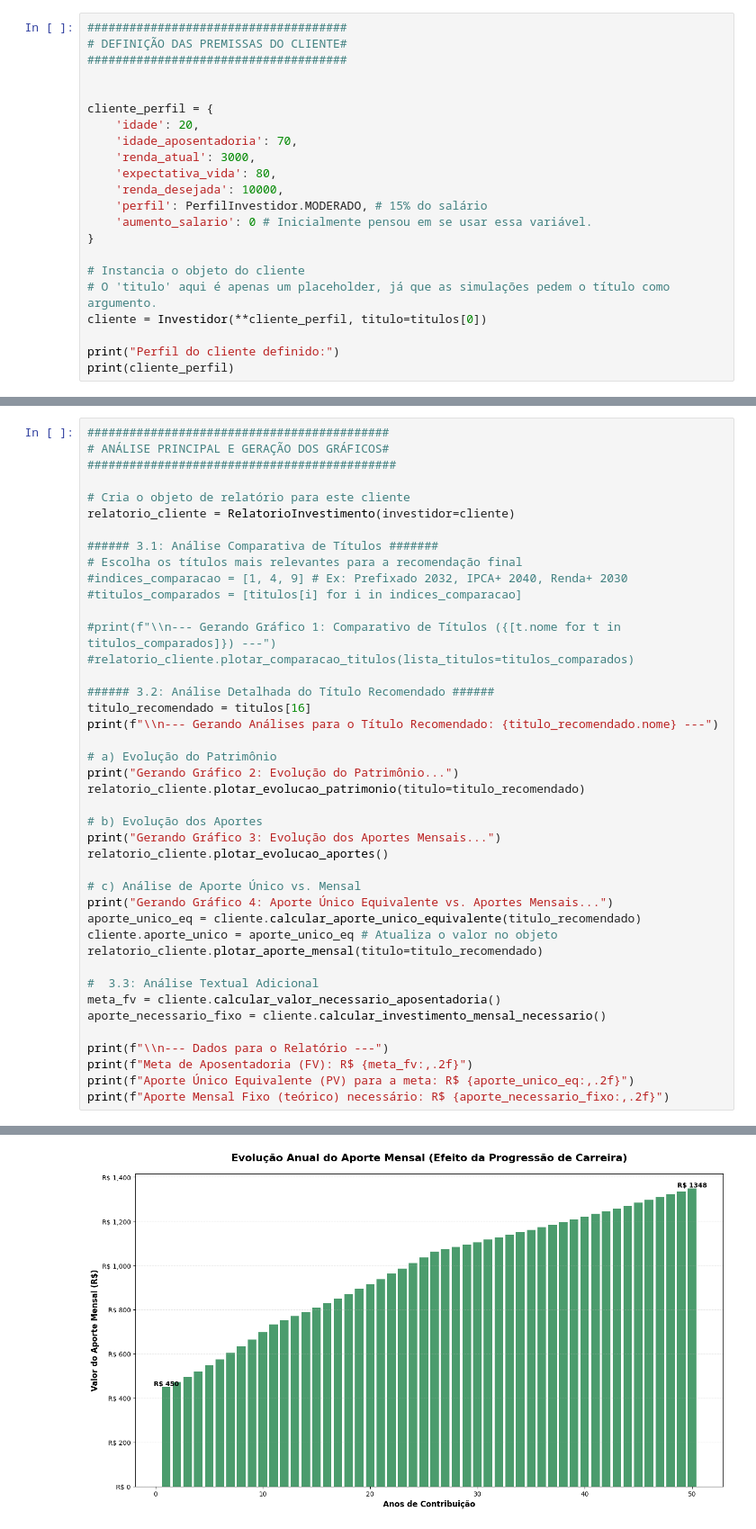
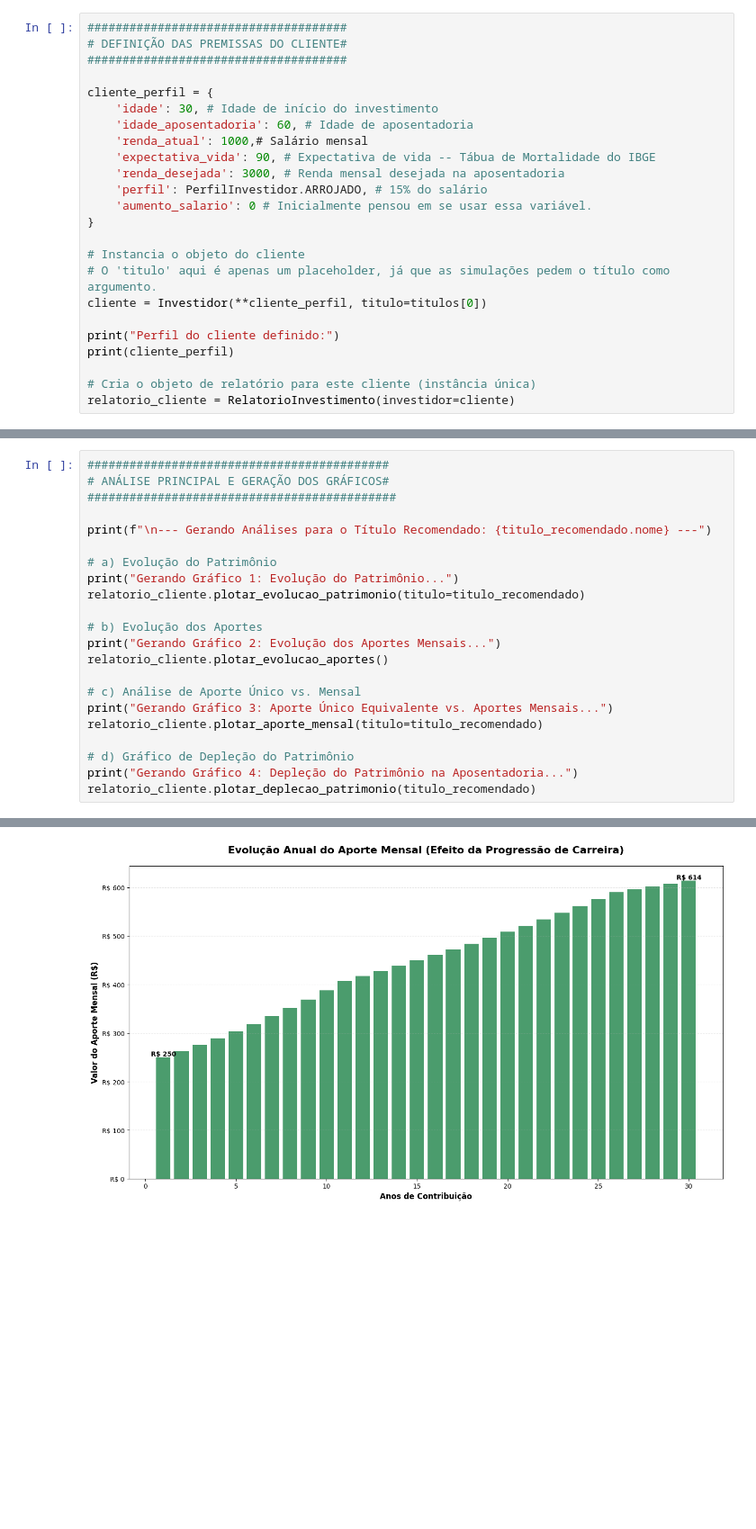
Before and after one commit to gseehagen/sim_tesouro_prev, a Jupyter notebook: src/geracao.ipynb, the cells around one changed output, grey strips where cells are left out. Shown: that part at 90% size. Drawn from its saved outputs; the diff is of its cells as text; blank space fills up the shorter version.

```diff
--- a/src/geracao.ipynb
+++ b/src/geracao.ipynb
@@ -30,14 +30,13 @@ df_ipca['aumento_ipca'] = df_ipca['aumento_ipca']/100
 # DEFINIÇÃO DAS PREMISSAS DO CLIENTE#
 #####################################
 
-
 cliente_perfil = {
-    'idade': 20,
-    'idade_aposentadoria': 70,
-    'renda_atual': 3000,
-    'expectativa_vida': 80,
-    'renda_desejada': 10000,
-    'perfil': PerfilInvestidor.MODERADO, # 15% do salário
+    'idade': 30, # Idade de início do investimento
+    'idade_aposentadoria': 60, # Idade de aposentadoria
+    'renda_atual': 1000,# Salário mensal
+    'expectativa_vida': 90, # Expectativa de vida -- Tábua de Mortalidade do IBGE
+    'renda_desejada': 3000, # Renda mensal desejada na aposentadoria
+    'perfil': PerfilInvestidor.ARROJADO, # 15% do salário
     'aumento_salario': 0 # Inicialmente pensou em se usar essa variável.
 }
 
@@ -47,5 +46,8 @@ cliente = Investidor(**cliente_perfil, titulo=titulos[0])
 
 print("Perfil do cliente definido:")
 print(cliente_perfil)
+
+# Cria o objeto de relatório para este cliente (instância única)
+relatorio_cliente = RelatorioInvestimento(investidor=cliente)
 # %% [output]
 Perfil do cliente definido:
@@ -55,41 +96,21 @@ Perfil do cliente definido:
 # ANÁLISE PRINCIPAL E GERAÇÃO DOS GRÁFICOS#
 ############################################
 
-# Cria o objeto de relatório para este cliente
-relatorio_cliente = RelatorioInvestimento(investidor=cliente)
-
-###### 3.1: Análise Comparativa de Títulos #######
-# Escolha os títulos mais relevantes para a recomendação final
-#indices_comparacao = [1, 4, 9] # Ex: Prefixado 2032, IPCA+ 2040, Renda+ 2030
-#titulos_comparados = [titulos[i] for i in indices_comparacao]
-
-#print(f"\\n--- Gerando Gráfico 1: Comparativo de Títulos ({[t.nome for t in titulos_comparados]}) ---")
-#relatorio_cliente.plotar_comparacao_titulos(lista_titulos=titulos_comparados)
-
-###### 3.2: Análise Detalhada do Título Recomendado ######
-titulo_recomendado = titulos[16]
-print(f"\\n--- Gerando Análises para o Título Recomendado: {titulo_recomendado.nome} ---")
+print(f"\n--- Gerando Análises para o Título Recomendado: {titulo_recomendado.nome} ---")
 
 # a) Evolução do Patrimônio
-print("Gerando Gráfico 2: Evolução do Patrimônio...")
+print("Gerando Gráfico 1: Evolução do Patrimônio...")
 relatorio_cliente.plotar_evolucao_patrimonio(titulo=titulo_recomendado)
 
 # b) Evolução dos Aportes
-print("Gerando Gráfico 3: Evolução dos Aportes Mensais...")
+print("Gerando Gráfico 2: Evolução dos Aportes Mensais...")
 relatorio_cliente.plotar_evolucao_aportes()
 
 # c) Análise de Aporte Único vs. Mensal
-print("Gerando Gráfico 4: Aporte Único Equivalente vs. Aportes Mensais...")
-aporte_unico_eq = cliente.calcular_aporte_unico_equivalente(titulo_recomendado)
-cliente.aporte_unico = aporte_unico_eq # Atualiza o valor no objeto
+print("Gerando Gráfico 3: Aporte Único Equivalente vs. Aportes Mensais...")
 relatorio_cliente.plotar_aporte_mensal(titulo=titulo_recomendado)
 
-#  3.3: Análise Textual Adicional
-meta_fv = cliente.calcular_valor_necessario_aposentadoria()
-aporte_necessario_fixo = cliente.calcular_investimento_mensal_necessario()
-
-print(f"\\n--- Dados para o Relatório ---")
-print(f"Meta de Aposentadoria (FV): R$ {meta_fv:,.2f}")
-print(f"Aporte Único Equivalente (PV) para a meta: R$ {aporte_unico_eq:,.2f}")
-print(f"Aporte Mensal Fixo (teórico) necessário: R$ {aporte_necessario_fixo:,.2f}")
+# d) Gráfico de Depleção do Patrimônio
+print("Gerando Gráfico 4: Depleção do Patrimônio na Aposentadoria...")
+relatorio_cliente.plotar_deplecao_patrimonio(titulo_recomendado)
 # %% [output]
@@ -100 +121 @@ Gerando Gráfico 3: Evolução dos Aportes Mensais...
-[figure, old version]
+[figure, new version]
```
Also changed, not shown: parts of 9 cells of this notebook, 2 other files.
